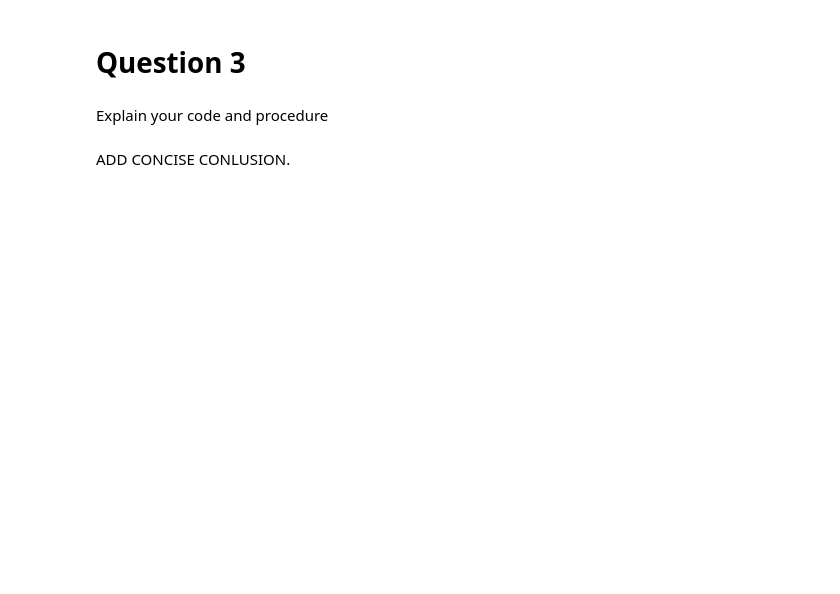
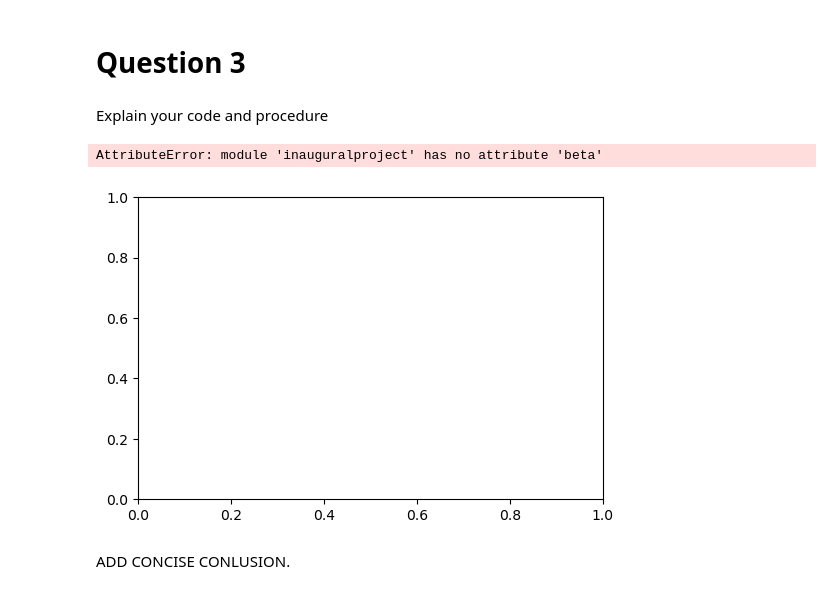
Before and after one commit to Czborberg/projects-2022-christopher-mie-og-emma, a Jupyter notebook: inauguralproject/inauguralproject.ipynb, the cells around one changed output. Drawn from its saved outputs; the diff is of its cells as text; code cells hidden in the pictures; blank space fills up the shorter version.

```diff
--- a/inauguralproject/inauguralproject.ipynb
+++ b/inauguralproject/inauguralproject.ipynb
@@ -85,2 +86,14 @@ Explain your code and procedure
+# %%
+np.random.seed(2000)
+
+# Plot of beta distribution
+fig = plt.figure(dpi=100)
+ax = fig.add_subplot(1,1,1)
+ax.hist(ip.beta(),bins=100,density=True,alpha=0.5,label='beta')
+ax.set_xlim([-3,3])
+ax.legend(loc='upper left'); # note: the ; stops output from being printed
+# %% [output]
+AttributeError: module 'inauguralproject' has no attribute 'beta'
+[figure, added]
 # %% [markdown]
 ADD CONCISE CONLUSION.
```
Also changed, not shown: parts of 5 cells of this notebook.
